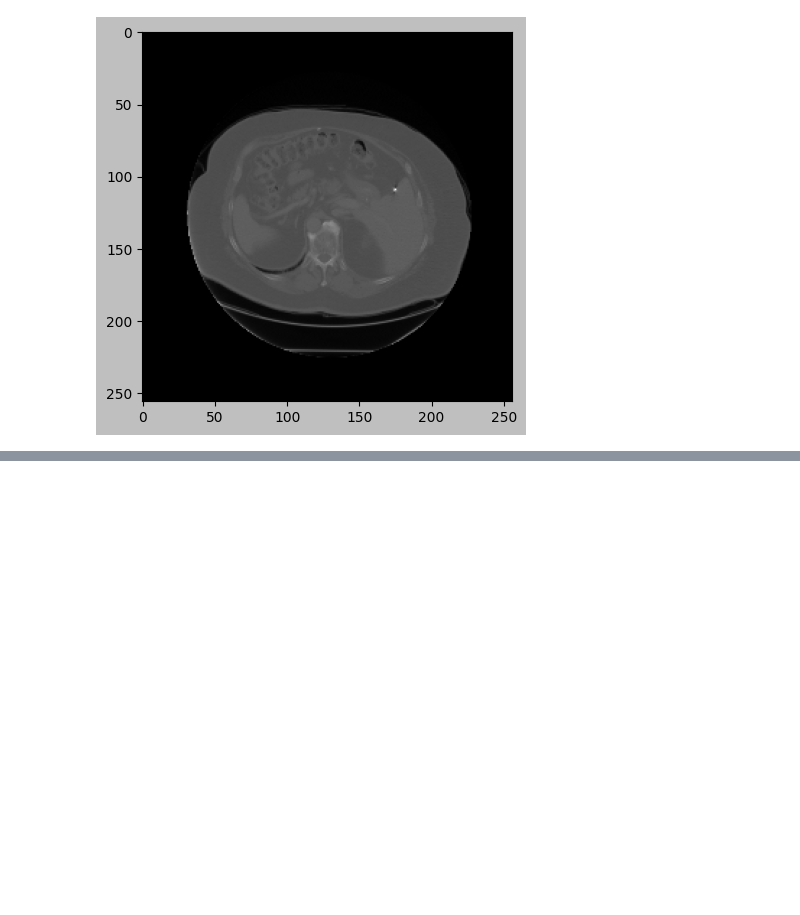
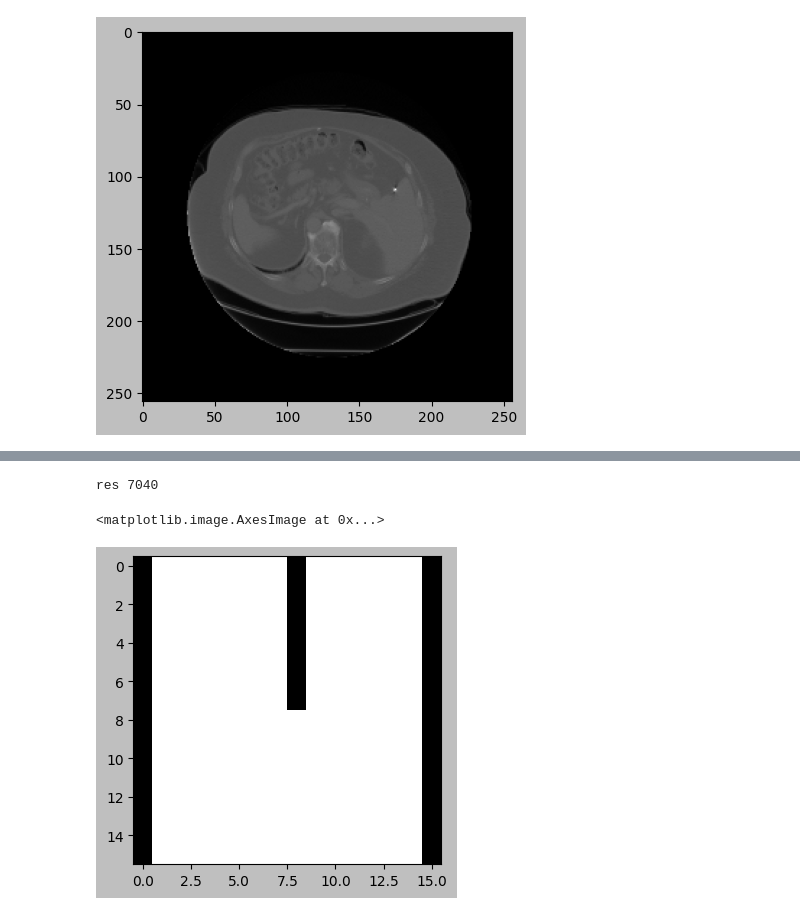
Before and after one commit to jakubMitura14/Jax_cuda_med, a Jupyter notebook: wavelet_recreate_play.ipynb, the cells around one changed output, grey strips where cells are left out. Saved outputs shown, nothing was run; the diff lists cells and outputs as text; code cells hidden in the pictures; blank space fills up the shorter version.

```diff
--- a/wavelet_recreate_play.ipynb
+++ b/wavelet_recreate_play.ipynb
@@ -172,0 +247,52 @@ cat_feat [[[[0.51325778 0.76001965 0.99891284 0.70037463 0.99886811 0.92893701
+# %%
+shapee=(16,16,16)
+aaa=np.ones(shapee)
+# aaa[2,2,2]=2
+aaa[0:8,0:8,0:8]=2
+# aaa[1,0,0]=2
+# aaa=np.arange(np.product(list(shapee))).reshape(shapee)
+# aaa[:,::2,:]=2
+# aaa[::2,:,:]=2
+# aaa[:,:,::2]=2
+aaa= jnp.array(aaa)
+# sh= aaa.shape
+# chosen_axis=0
+# to_query=[0,aaa[0],0,aaa[1],0,aaa[2]]
+# sub_up_indicies_a=to_query.copy()
+# sub_up_indicies_b=to_query.copy()
+# sub_down_indicies_a=to_query.copy()
+# sub_down_indicies_b=to_query.copy()
+# sub_up_indicies_a[((chosen_axis+1)*2)-1]=-1
+# sub_up_indicies_b[chosen_axis*2]=1
+
+# sub_up_indicies_a[((chosen_axis+1)*2)-1]=-1
+# sub_up_indicies_b[chosen_axis*2]=1
+
+def compare_up_and_down(vect):
+    res=jnp.stack([jnp.equal(vect[1:-1],vect[2:] ),
+                jnp.equal(vect[1:-1],vect[0:-2] )],axis=1)
+    return jnp.pad(res,((1,1),(0,0)))
+
+v_compare_up_and_down=jax.vmap(compare_up_and_down, in_axes=(0,), out_axes=0)
+v_v_compare_up_and_down=jax.vmap(v_compare_up_and_down, in_axes=(0,), out_axes=0)
+res=v_v_compare_up_and_down( aaa)
+
+
+# sub_up=jnp.equal(jnp.take(aaa, jnp.arange(0,len_in_axis-1), axis=chosen_axis),jnp.take(aaa,  jnp.arange(1,len_in_axis), axis=chosen_axis))
+# sub_up=jnp.equal(aaa[1:-1,:,:],aaa[0:-2,:,:]  )
+# sub_down=jnp.equal(aaa[1:-1,:,:],aaa[2:,:,:]  )
+# sub_down=jnp.equal(aaa,jnp.roll(aaa, -1, axis=chosen_axis))
+
+# print(f"rolled {jnp.roll(aaa, 1, axis=chosen_axis)} ")
+print(f"res {jnp.sum(res)}")
+# print(f"sub_down {sub_down} ")
+plt.figure(figsize=(4,4))
+# plt.style.use('grayscale')
+# plt.imshow(jnp.logical_and(sub_up[:,:,7],sub_down[:,:,7]))
+plt.imshow(res[:,1,:,1])
+# plt.imshow(jnp.take(aaa, jnp.arange(1,len_in_axis), axis=chosen_axis)[:,:,])
+# print(f"sub_up {sub_up.shape} sub_down {sub_down.shape} ")
+# %% [output]
+res 7040
+<matplotlib.image.AxesImage at 0x...>
+[figure, added]
```
Also changed, not shown: parts of 16 cells of this notebook, 12 other files.
